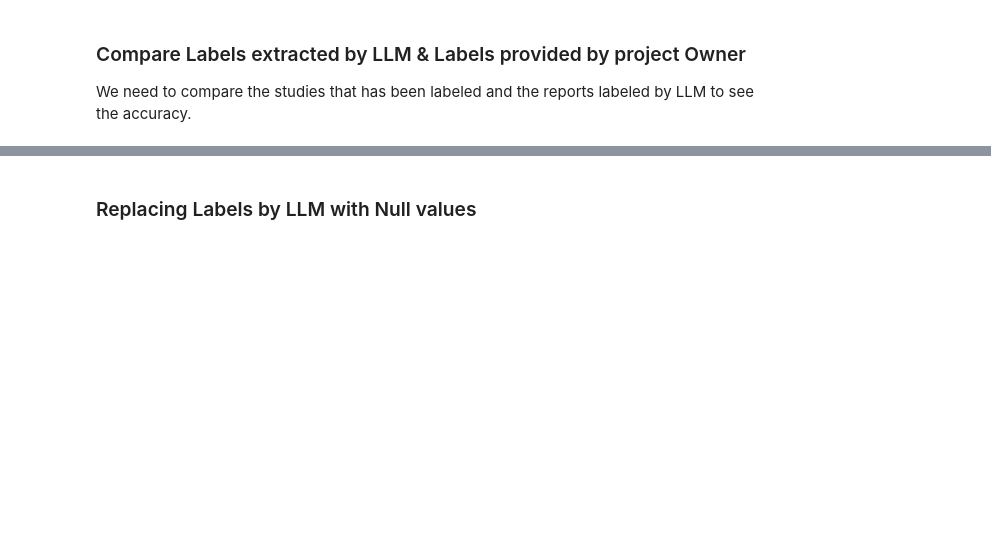
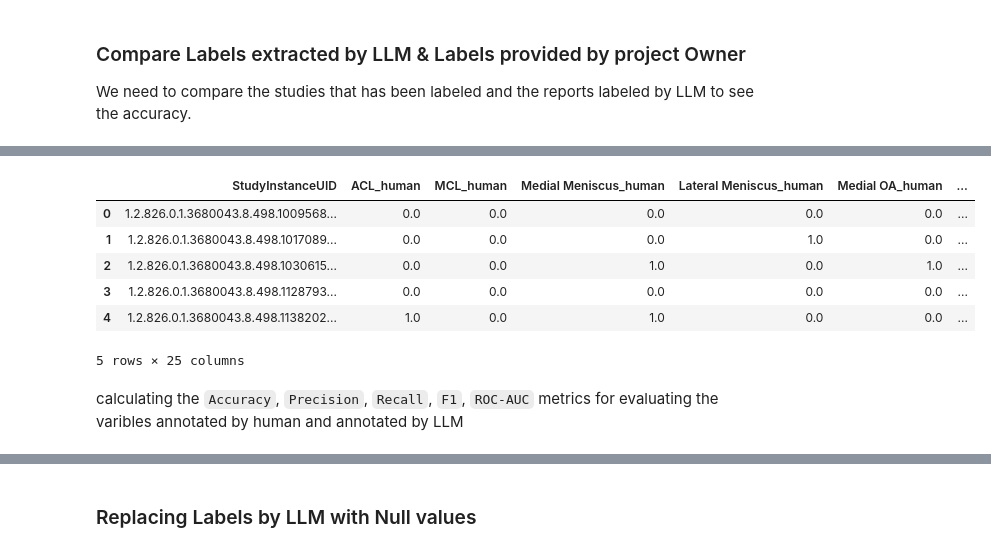
Before and after one commit to NimaNIKOOKAR/RSNA_Knee_Abnormality_Detection, a Jupyter notebook: notebook/rsna_analysis.ipynb, the cells around one changed output, grey strips where cells are left out. Drawn from its saved outputs; the diff is of its cells as text; code cells hidden in the pictures; blank space fills up the shorter version.

```diff
--- a/notebook/rsna_analysis.ipynb
+++ b/notebook/rsna_analysis.ipynb
@@ -650,3 +643,15 @@ display(results_df.round(3))
+# %%
+comparison_df.head()
+# %% [output]
+|  | StudyInstanceUID | ACL_human | MCL_human | Medial Meniscus_human | Lateral Meniscus_human | Medial OA_human | ... |
+| 0 | 1.2.826.0.1.3680043.8.498.1009568... | 0.0 | 0.0 | 0.0 | 0.0 | 0.0 | ... |
+| 1 | 1.2.826.0.1.3680043.8.498.1017089... | 0.0 | 0.0 | 0.0 | 1.0 | 0.0 | ... |
+| 2 | 1.2.826.0.1.3680043.8.498.1030615... | 0.0 | 0.0 | 1.0 | 0.0 | 1.0 | ... |
+| 3 | 1.2.826.0.1.3680043.8.498.1128793... | 0.0 | 0.0 | 0.0 | 0.0 | 0.0 | ... |
+| 4 | 1.2.826.0.1.3680043.8.498.1138202... | 1.0 | 0.0 | 1.0 | 0.0 | 0.0 | ... |
+5 rows × 25 columns
+# %% [markdown]
+calculating the `Accuracy`, `Precision`, `Recall`, `F1`, `ROC-AUC` metrics for evaluating the varibles annotated by human and annotated by LLM
 # %%
 threshold = 0.5
 
```
Also changed, not shown: parts of 10 cells of this notebook, 1 other file.
